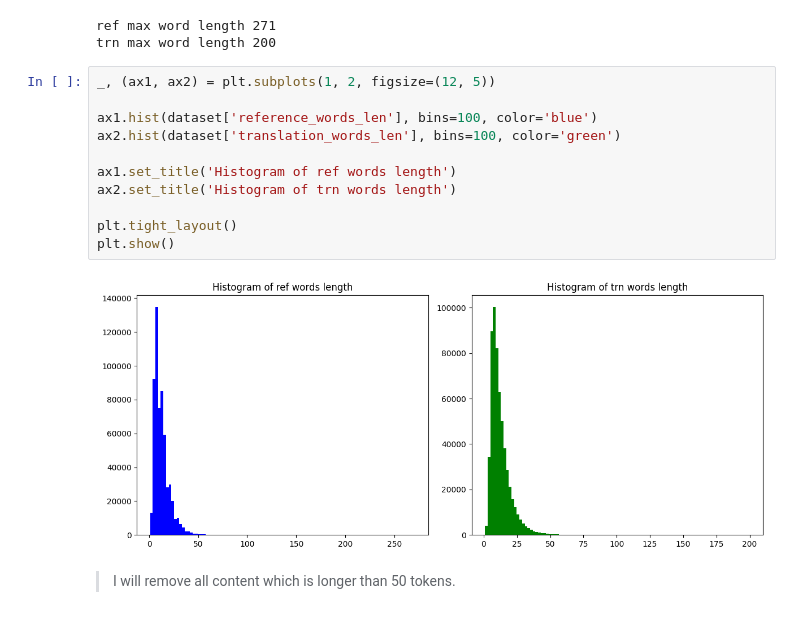
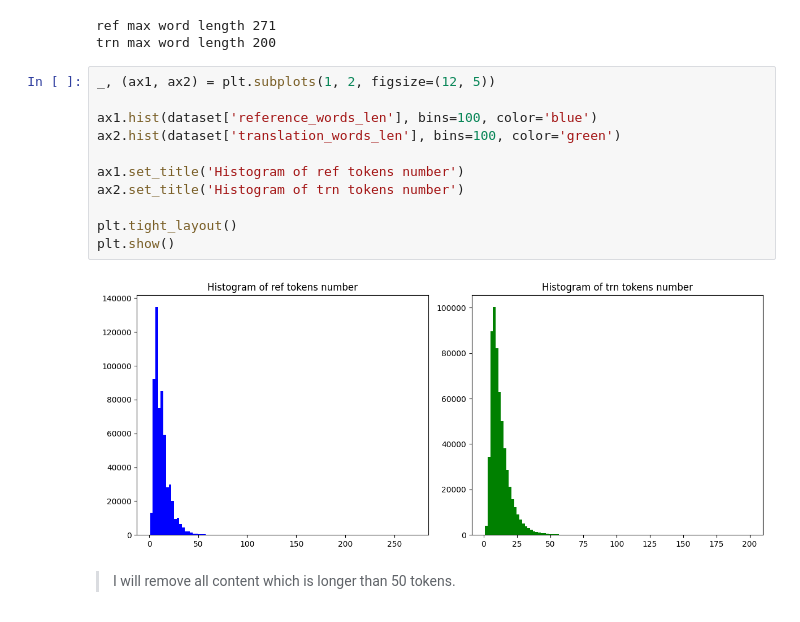
Before and after one commit to blueberry13-8/text-detoxification, a Jupyter notebook: notebooks/1.0-initial-data-exploration.ipynb, the cells around one changed output. Drawn from its saved outputs; the diff is of its cells as text.

```diff
--- a/notebooks/1.0-initial-data-exploration.ipynb
+++ b/notebooks/1.0-initial-data-exploration.ipynb
@@ -248,15 +234,15 @@ trn max word length 200
 # %%
 _, (ax1, ax2) = plt.subplots(1, 2, figsize=(12, 5))
 
 ax1.hist(dataset['reference_words_len'], bins=100, color='blue')
 ax2.hist(dataset['translation_words_len'], bins=100, color='green')
 
-ax1.set_title('Histogram of ref words length')
-ax2.set_title('Histogram of trn words length')
+ax1.set_title('Histogram of ref tokens number')
+ax2.set_title('Histogram of trn tokens number')
 
 plt.tight_layout()
 plt.show()
 # %% [output]
-[figure, old version]
+[figure, new version]
 # %% [markdown]
 > I will remove all content which is longer than 50 tokens.
```
Also changed, not shown: parts of 4 cells of this notebook, 5 other files.
